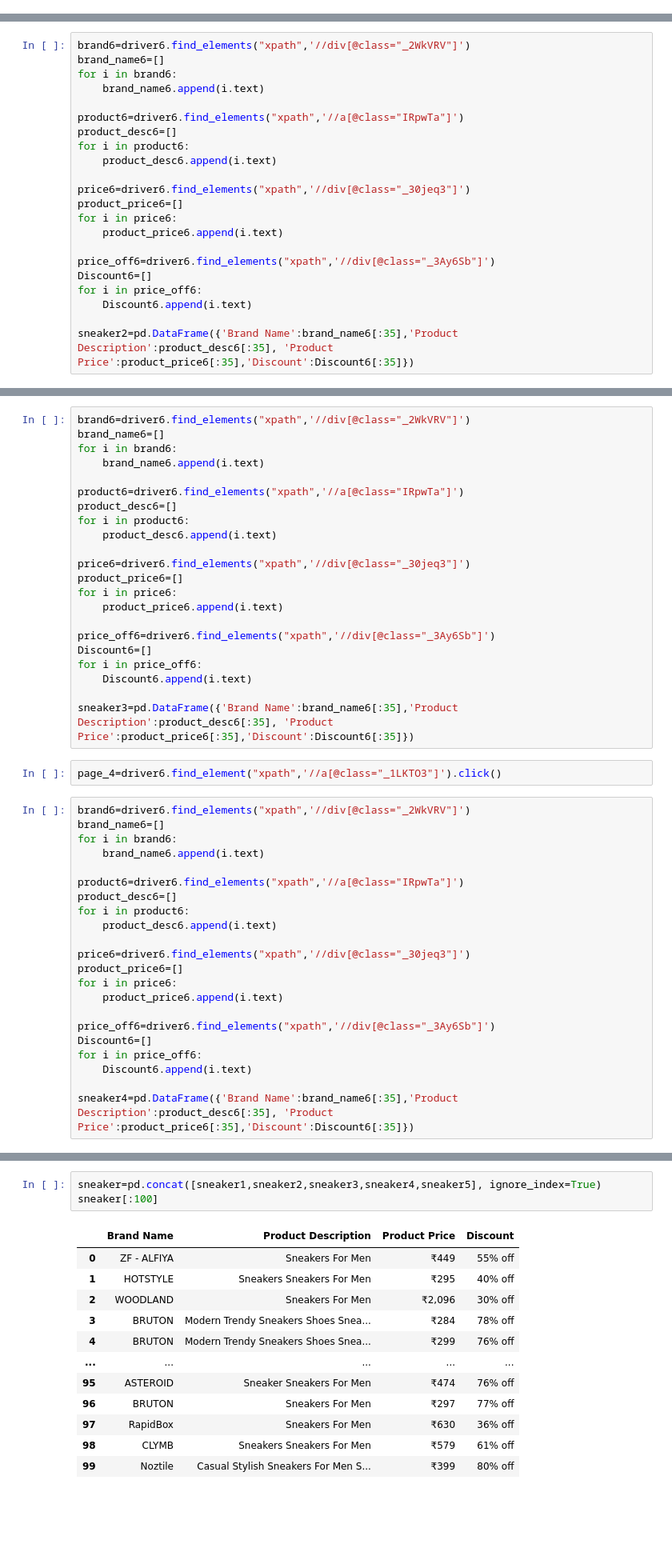
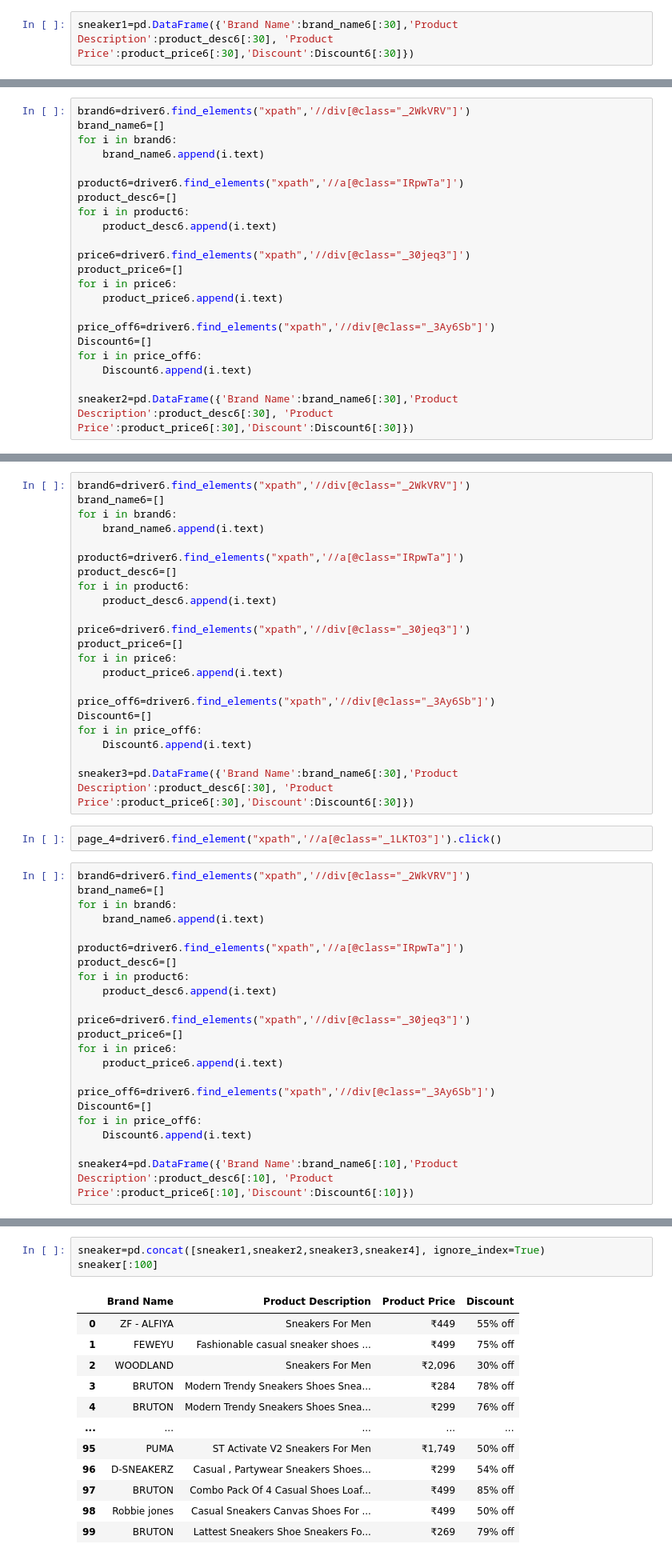
Before and after one commit to ArchanaKumari846/Internship, a Jupyter notebook: Web_Scrapping_Assignment/Web_Scrapping_Assignment_2.ipynb, the cells around one changed output, grey strips where cells are left out. Shown at 80% size. Drawn from its saved outputs; the diff is of its cells as text; blank space fills up the shorter version.

```diff
--- a/Web_Scrapping_Assignment/Web_Scrapping_Assignment_2.ipynb
+++ b/Web_Scrapping_Assignment/Web_Scrapping_Assignment_2.ipynb
@@ -582,3 +579,5 @@ sneaker1=pd.DataFrame({'Brand Name':brand_name6[:35],'Product Description':produ
+# %%
+sneaker1=pd.DataFrame({'Brand Name':brand_name6[:30],'Product Description':product_desc6[:30], 'Product Price':product_price6[:30],'Discount':Discount6[:30]})
 # %%
 page_2=driver6.find_element("xpath",'//a[@class="_1LKTO3"]').click()
 # %%
@@ -602,7 +601,7 @@ Discount6=[]
 for i in price_off6:
     Discount6.append(i.text)
 
-sneaker2=pd.DataFrame({'Brand Name':brand_name6[:35],'Product Description':product_desc6[:35], 'Product Price':product_price6[:35],'Discount':Discount6[:35]})
+sneaker2=pd.DataFrame({'Brand Name':brand_name6[:30],'Product Description':product_desc6[:30], 'Product Price':product_price6[:30],'Discount':Discount6[:30]})
 # %%
 page_3=driver6.find_element("xpath",'//a[@class="_1LKTO3"]').click()
 # %%
@@ -626,7 +625,7 @@ Discount6=[]
 for i in price_off6:
     Discount6.append(i.text)
 
-sneaker3=pd.DataFrame({'Brand Name':brand_name6[:35],'Product Description':product_desc6[:35], 'Product Price':product_price6[:35],'Discount':Discount6[:35]})
+sneaker3=pd.DataFrame({'Brand Name':brand_name6[:30],'Product Description':product_desc6[:30], 'Product Price':product_price6[:30],'Discount':Discount6[:30]})
 # %%
 page_4=driver6.find_element("xpath",'//a[@class="_1LKTO3"]').click()
 # %%
@@ -650,4 +649,4 @@ Discount6=[]
 for i in price_off6:
     Discount6.append(i.text)
 
-sneaker4=pd.DataFrame({'Brand Name':brand_name6[:35],'Product Description':product_desc6[:35], 'Product Price':product_price6[:35],'Discount':Discount6[:35]})
+sneaker4=pd.DataFrame({'Brand Name':brand_name6[:10],'Product Description':product_desc6[:10], 'Product Price':product_price6[:10],'Discount':Discount6[:10]})
@@ -678,19 +653,19 @@ sneaker5=pd.DataFrame({'Brand Name':brand_name6[:35],'Product Description':produ
 # %%
-sneaker=pd.concat([sneaker1,sneaker2,sneaker3,sneaker4,sneaker5], ignore_index=True)
+sneaker=pd.concat([sneaker1,sneaker2,sneaker3,sneaker4], ignore_index=True)
 sneaker[:100]
 # %% [output]
 |  | Brand Name | Product Description | Product Price | Discount |
 | 0 | ZF - ALFIYA | Sneakers For Men | ₹449 | 55% off |
-| 1 | HOTSTYLE | Sneakers Sneakers For Men | ₹295 | 40% off |
+| 1 | FEWEYU | Fashionable casual sneaker shoes ... | ₹499 | 75% off |
 | 2 | WOODLAND | Sneakers For Men | ₹2,096 | 30% off |
 | 3 | BRUTON | Modern Trendy Sneakers Shoes Snea... | ₹284 | 78% off |
 | 4 | BRUTON | Modern Trendy Sneakers Shoes Snea... | ₹299 | 76% off |
 | ... | ... | ... | ... | ... |
-| 95 | ASTEROID | Sneaker Sneakers For Men | ₹474 | 76% off |
-| 96 | BRUTON | Sneakers For Men | ₹297 | 77% off |
-| 97 | RapidBox | Sneakers For Men | ₹630 | 36% off |
-| 98 | CLYMB | Sneakers Sneakers For Men | ₹579 | 61% off |
-| 99 | Noztile | Casual Stylish Sneakers For Men S... | ₹399 | 80% off |
+| 95 | PUMA | ST Activate V2 Sneakers For Men | ₹1,749 | 50% off |
+| 96 | D-SNEAKERZ | Casual , Partywear Sneakers Shoes... | ₹299 | 54% off |
+| 97 | BRUTON | Combo Pack Of 4 Casual Shoes Loaf... | ₹499 | 85% off |
+| 98 | Robbie jones | Casual Sneakers Canvas Shoes For ... | ₹499 | 50% off |
+| 99 | BRUTON | Lattest Sneakers Shoe Sneakers Fo... | ₹269 | 79% off |
 100 rows × 4 columns
 # %% [markdown]
 # Q.7.Answer: Scrape First 100 shoes data from MYNTRA.COM
```
Also changed, not shown: parts of 17 cells of this notebook.
